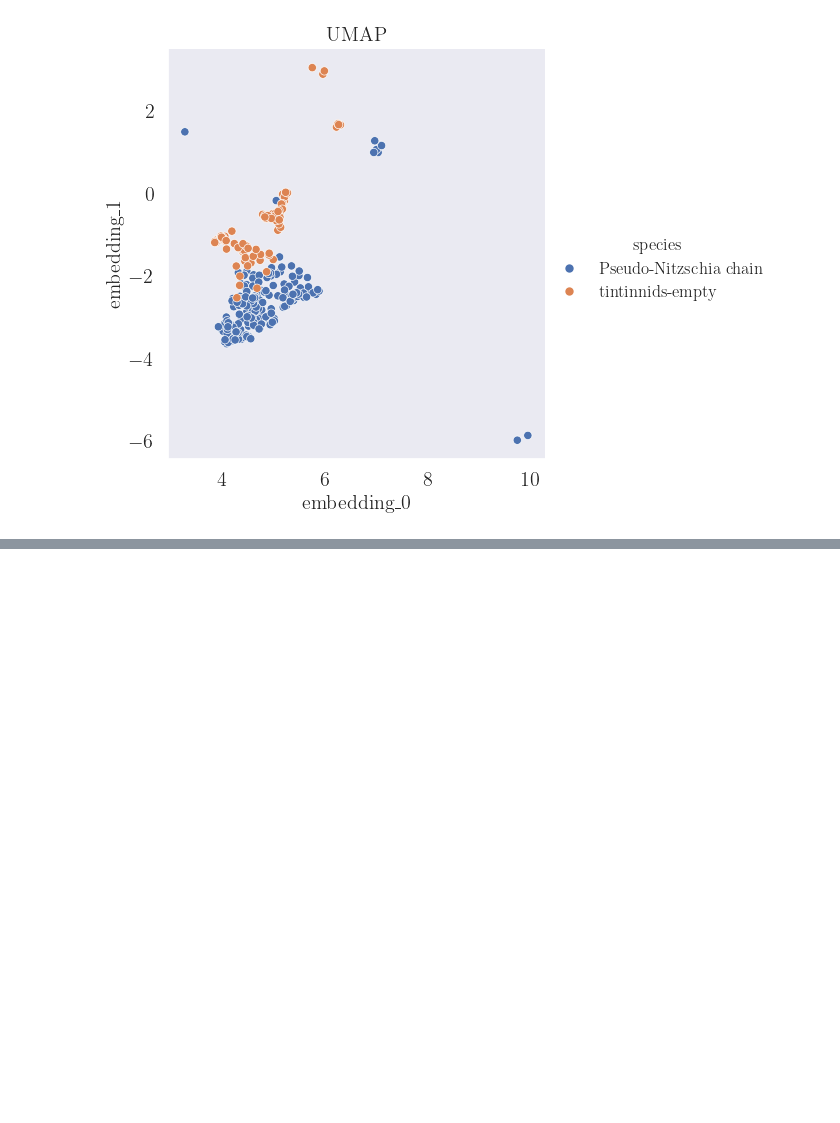
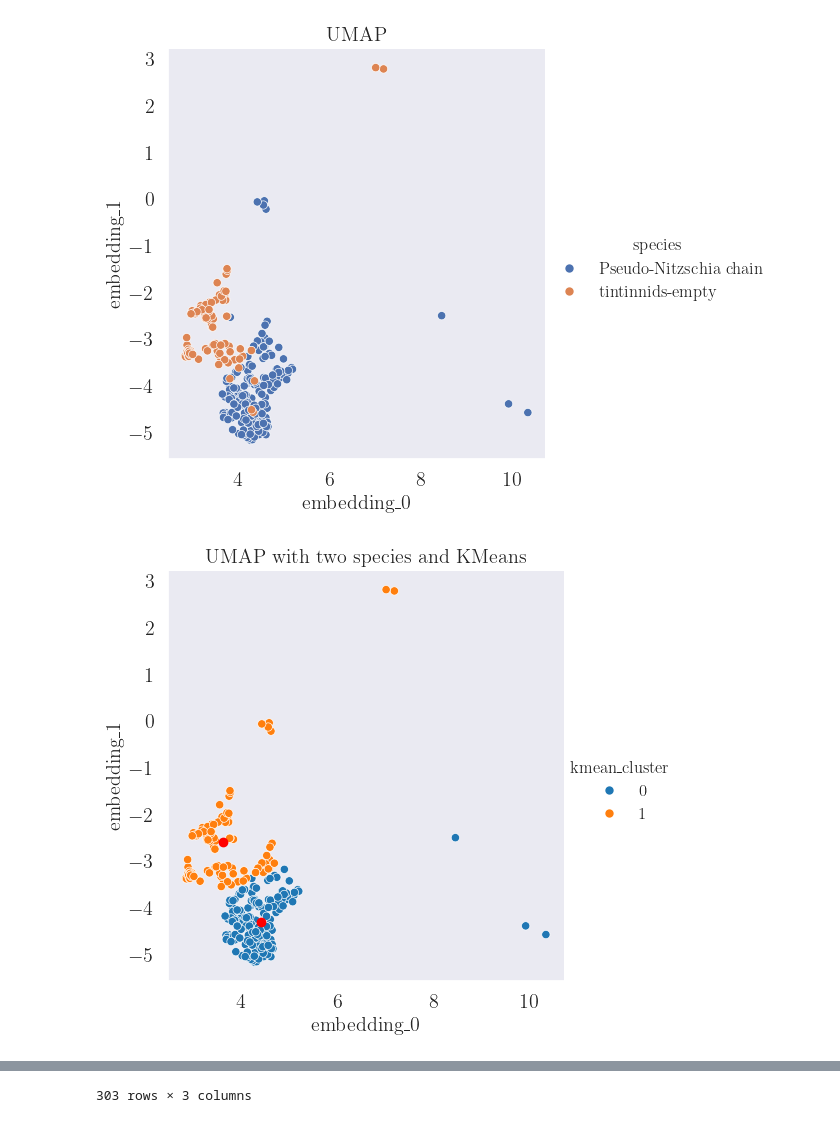
Before and after one commit to evengar/FYS-STK4155-Project3, a Jupyter notebook: examples/tests_eb/structure_tests.ipynb, the cells around one changed output, grey strips where cells are left out. Saved outputs shown, nothing was run; the diff lists cells and outputs as text; code cells hidden in the pictures; blank space fills up the shorter version.

```diff
--- a/examples/tests_eb/structure_tests.ipynb
+++ b/examples/tests_eb/structure_tests.ipynb
@@ -104,12 +140,10 @@ pca_fit = pca.fit_transform(standard)
 
 #umap
 reducer = umap.UMAP(random_state=42) # fixed random state gives reproducibility
-embedding = reducer.fit_transform(pca_fit)
+embedding = reducer.fit_transform(standard)
 
 # putting all pca into pca df and umap df
 pca_df = pd.DataFrame(pca_fit, index = features.index, columns = ["pca_"+str(i) for i in range(n)])
 umap_df = pd.DataFrame(embedding, index = features.index, columns = ["embedding_0", "embedding_1"])
 
 multiindex_umap = umap_df
-
-pca_df
@@ -267,0 +311,6 @@ recommended k = 6
+# %%
+group = umap_df.query(f"species == '{specie}' & kmean_cluster == '{k}'")
+
+label_df = umap_df.loc[:, ["species", "kmean_cluster"]]
+
+label_df.query(f"species == '{specie}' & kmean_cluster == {7}")
@@ -267,0 +331,11 @@ recommended k = 6
+# %%
+ks = range(0, 14)
+confusion_df = pd.DataFrame(columns=ks, index=species)
+for specie in species:
+    for k in ks:
+        group = label_df.query(f"species == '{specie}' & kmean_cluster == {k}")
+        accuracy = len(group)/amount_df[specie]
+        confusion_df.loc[specie, k] = round(accuracy, 2)
+confusion_df
+
+confusion_df
@@ -268,18 +368,36 @@ recommended k = 6
 # %%
 empty = 'tintinnids-empty'
 pn = 'Pseudo-Nitzschia chain'
 
 psn_te = multiindex_umap.loc[['Pseudo-Nitzschia chain', 'tintinnids-empty']]
 data = psn_te.reset_index()
 data.columns = ["species", "filename", "embedding_0", "embedding_1"]
 
 sns.relplot(x = "embedding_0", y = "embedding_1",
     data = data,
     kind = "scatter",
     hue = "species"
     )
 plt.title(f"UMAP")
-#plt.savefig("figs/umap_on_70pca.pdf", bbox_inches = "tight")
+#plt.savefig("figs/umap_on_two_species.pdf", bbox_inches = "tight")
 plt.show()
+
+kmeans = KMeans(n_clusters=2, **kmeans_kwargs)
+kmeans.fit(psn_te)
+psn_te['kmean_cluster'] = kmeans.labels_
+
+custom_palette = sns.color_palette("tab10", k)
+sns.relplot(x = "embedding_0", y = "embedding_1",
+            data = psn_te,
+            kind="scatter",
+            palette = custom_palette,
+            hue = 'kmean_cluster',
+            )
+plt.scatter(kmeans.cluster_centers_[:,0], kmeans.cluster_centers_[:,1], c='red')
+plt.title(f"UMAP with two species and KMeans")
+plt.savefig("figs/kmeans_cluster_umap_on_two_species.pdf", bbox_inches = "tight")
+plt.show()
+psn_te
 # %% [output]
-[figure, old version]
+[figure, new version]
+[figure, added]
@@ -286 +416,2 @@ plt.show()
+303 rows × 3 columns
 # %%
```
Also changed, not shown: parts of 38 cells of this notebook, 2 other files.
